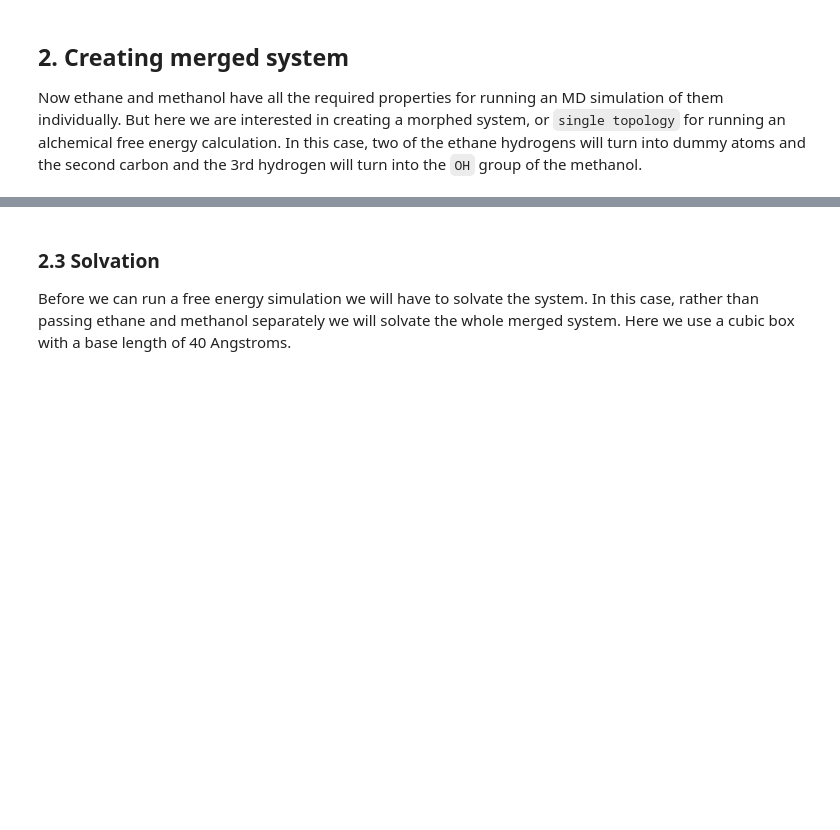
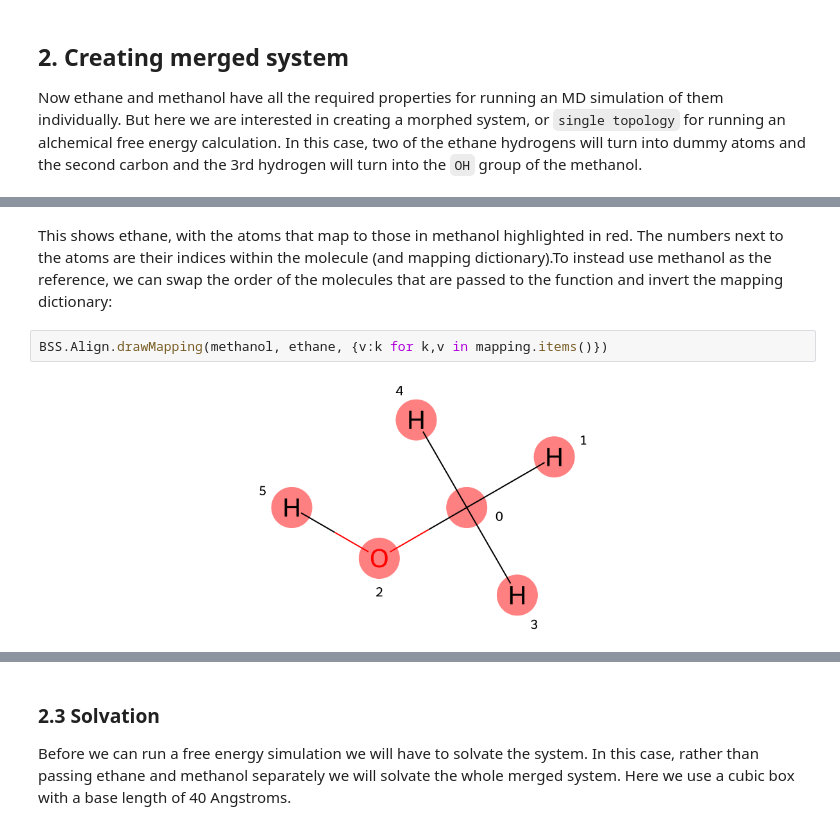
Before and after one commit to CCPBioSim/biosimspace-advanced-simulation, a Jupyter notebook: alchemistry/alchemical_setup.ipynb, the cells around one changed output, grey strips where cells are left out. Drawn from its saved outputs; the diff is of its cells as text; blank space fills up the shorter version.

```diff
--- a/alchemistry/alchemical_setup.ipynb
+++ b/alchemistry/alchemical_setup.ipynb
@@ -97,0 +112,6 @@ Once we have the mapping we can align the molecules to each other using a root m
+# %% [markdown]
+This shows ethane, with the atoms that map to those in methanol highlighted in red. The numbers next to the atoms are their indices within the molecule (and mapping dictionary).To instead use methanol as the reference, we can swap the order of the molecules that are passed to the function and invert the mapping dictionary:
+# %%
+BSS.Align.drawMapping(methanol, ethane, {v:k for k,v in mapping.items()})
+# %% [output]
+[figure, added]
```
Also changed, not shown: parts of 21 cells of this notebook.
